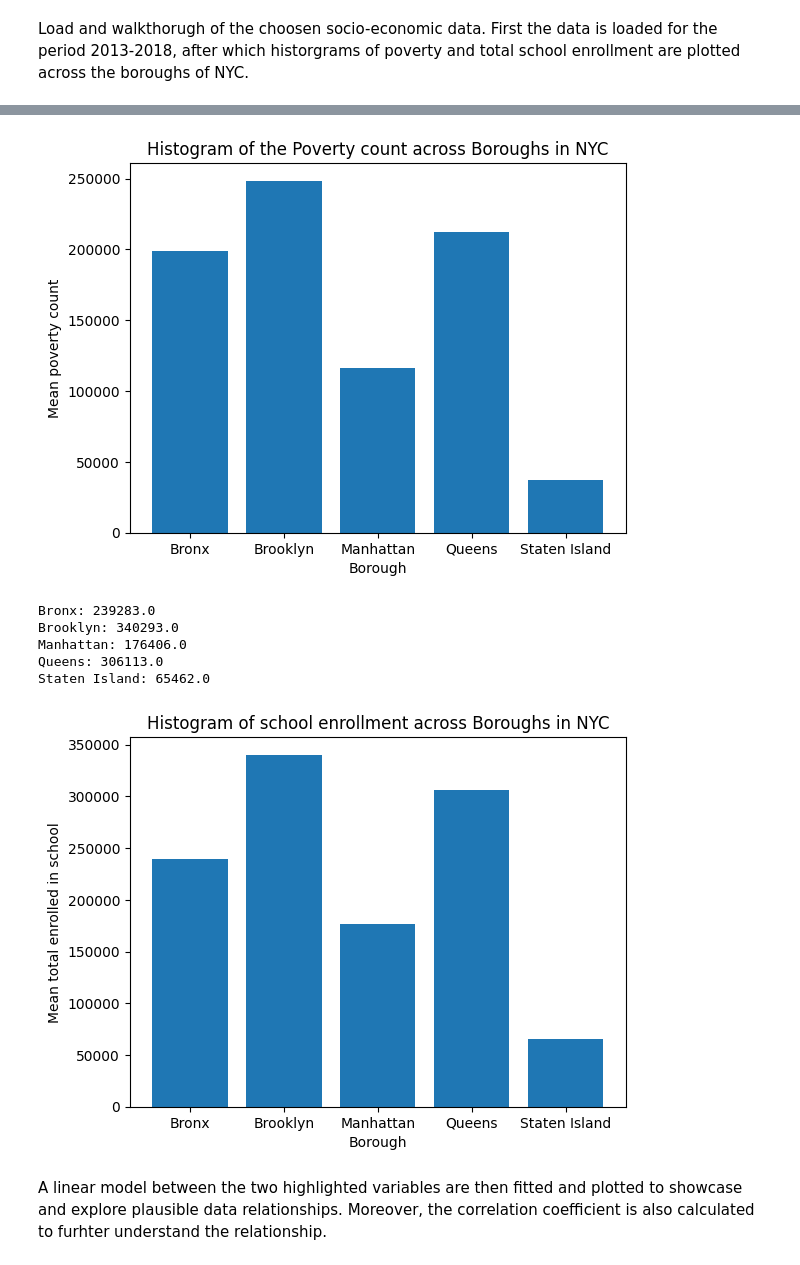
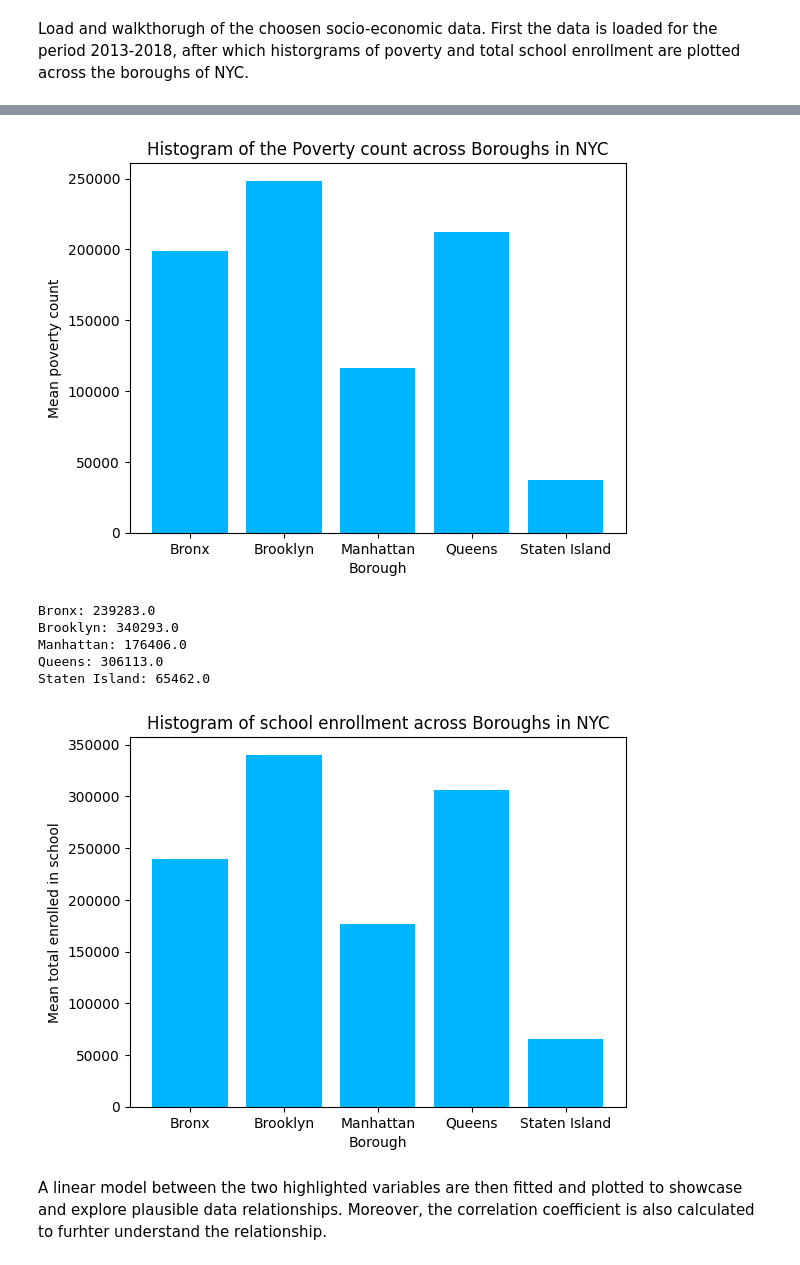
Before and after one commit to johan-bh/Social-Data---Final-Project, a Jupyter notebook: Socio_data.ipynb, the cells around one changed output, grey strips where cells are left out. Saved outputs shown, nothing was run; the diff lists cells and outputs as text; code cells hidden in the pictures.

Commit message:
fixed colours on plots to coherent light blue & ran socio data with more general paths

```diff
--- a/Socio_data.ipynb
+++ b/Socio_data.ipynb
@@ -12,8 +13,9 @@ Load and walkthorugh of the choosen socio-economic data. First the data is loade
 # %%
 # load data of interest from csv file
 # path
-fpath = "/Users/benjaminfazal/SocialData2024/Ass_final"
-data_soc = pd.read_csv(fpath+"/socio_b.csv")
+#fpath = "/Users/benjaminfazal/SocialData2024/Ass_final"
+
+data_soc = pd.read_csv("./socio_b.csv")
 print(data_soc.columns)
 print(data_soc["Borough"].unique())
 
@@ -21,12 +23,15 @@ print(data_soc["Borough"].unique())
 print(np.shape(data_soc))
 mean_soc = {bor: np.round(data_soc[data_soc['Borough'] == bor].iloc[:,-3].mean()) for bor in data_soc["Borough"].unique()}
 
+# set the sns palette to hsv, 8
+color = sns.color_palette("hsv",8)[4]
+
 # print the mean values for each borough
 for borough, values in mean_soc.items():
     print(f"{borough}: {values}")
 
 # make histogram for the mean values
-plt.bar(list(mean_soc.keys()), list(mean_soc.values()))
+plt.bar(list(mean_soc.keys()), list(mean_soc.values()), color=color)
 plt.xlabel('Borough')
 plt.ylabel('Mean poverty count')
 plt.title('Histogram of the Poverty count across Boroughs in NYC')
@@ -39,37 +44,37 @@ for borough, values in mean_soc.items():
     print(f"{borough}: {values}")
 
 # make histogram for the mean values
-plt.bar(list(mean_soc.keys()), list(mean_soc.values()))
+plt.bar(list(mean_soc.keys()), list(mean_soc.values()), color=color)
 plt.xlabel('Borough')
 plt.ylabel('Mean total enrolled in school')
 plt.title('Histogram of school enrollment across Boroughs in NYC')
 plt.show()
 # %% [output]
 Index(['Borough', 'Year', 'Total Enrollment', 'Grade PK (Half Day & Full Day)',
        'Grade K', 'Grade 1', 'Grade 2', 'Grade 3', 'Grade 4', 'Grade 5',
        'Grade 6', 'Grade 7', 'Grade 8', 'Grade 9', 'Grade 10', 'Grade 11',
        'Grade 12', '# Female', '% Female', '# Male', '% Male', '# Asian',
        '% Asian', '# Black', '% Black', '# Hispanic', '% Hispanic',
        '# Multiple Race Categories Not Represented',
        '% Multiple Race Categories Not Represented', '# White', '% White',
        '# Students with Disabilities', '% Students with Disabilities',
        '# English Language Learners', '% English Language Learners',
        '# Poverty', '% Poverty', 'Economic Need Index'],
       dtype='object')
 ['Bronx' 'Brooklyn' 'Manhattan' 'Queens' 'Staten Island']
 (25, 38)
 Bronx: 199217.0
 Brooklyn: 248505.0
 Manhattan: 116288.0
 Queens: 212041.0
 Staten Island: 36889.0
-[figure, old version]
+[figure, new version]
 Bronx: 239283.0
 Brooklyn: 340293.0
 Manhattan: 176406.0
 Queens: 306113.0
 Staten Island: 65462.0
-[figure, old version]
+[figure, new version]
 # %% [markdown]
 A linear model between the two highlighted variables are then fitted and plotted to showcase and explore plausible data relationships. Moreover, the correlation coefficient is also calculated to furhter understand the relationship.
 # %%
```
Also changed, not shown: parts of 7 cells of this notebook, 3 other files.
